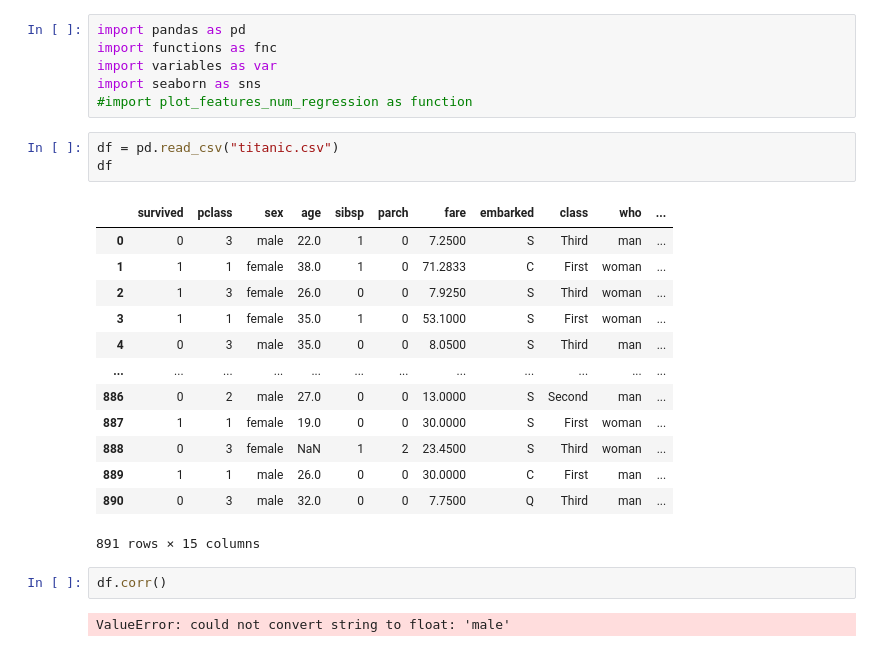
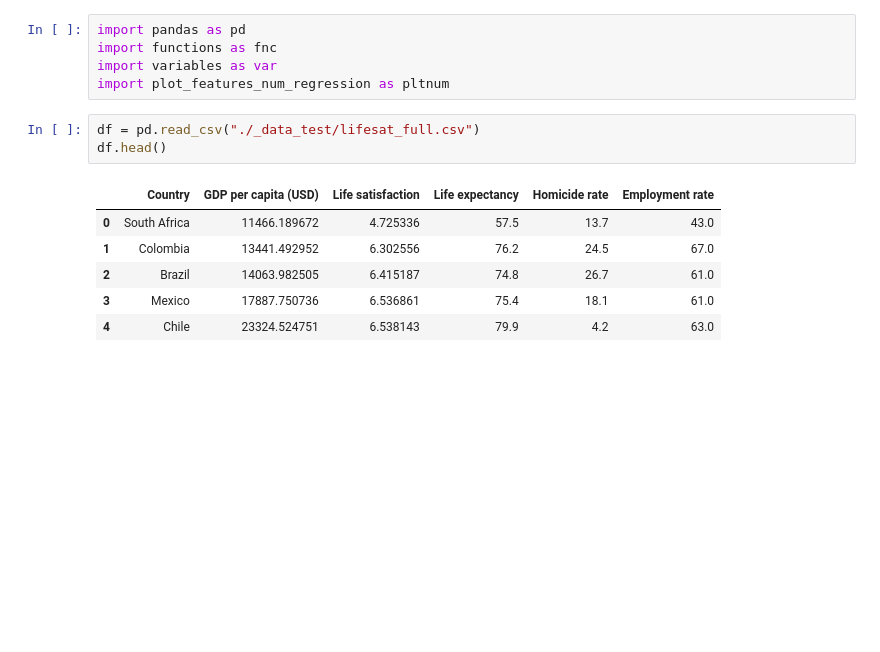
Before and after one commit to mPuchadesdo/Team-Challenge---Team-Lasso, a Jupyter notebook: plot_features_num_regression.ipynb, the cells around one changed output. Saved outputs shown, nothing was run; the diff lists cells and outputs as text; blank space fills up the shorter version.

Commit message:
plot_features_num_regression
Pendiente p-value

```diff
--- a/plot_features_num_regression.ipynb
+++ b/plot_features_num_regression.ipynb
@@ -2,26 +2,14 @@
 import pandas as pd
 import functions as fnc
 import variables as var
-import seaborn as sns
-#import plot_features_num_regression as function
+import plot_features_num_regression as pltnum
 # %%
-df = pd.read_csv("titanic.csv")
-df
+df = pd.read_csv("./_data_test/lifesat_full.csv")
+df.head()
 # %% [output]
-|  | survived | pclass | sex | age | sibsp | parch | fare | embarked | class | who | ... |
-| 0 | 0 | 3 | male | 22.0 | 1 | 0 | 7.2500 | S | Third | man | ... |
-| 1 | 1 | 1 | female | 38.0 | 1 | 0 | 71.2833 | C | First | woman | ... |
-| 2 | 1 | 3 | female | 26.0 | 0 | 0 | 7.9250 | S | Third | woman | ... |
-| 3 | 1 | 1 | female | 35.0 | 1 | 0 | 53.1000 | S | First | woman | ... |
-| 4 | 0 | 3 | male | 35.0 | 0 | 0 | 8.0500 | S | Third | man | ... |
-| ... | ... | ... | ... | ... | ... | ... | ... | ... | ... | ... | ... |
-| 886 | 0 | 2 | male | 27.0 | 0 | 0 | 13.0000 | S | Second | man | ... |
-| 887 | 1 | 1 | female | 19.0 | 0 | 0 | 30.0000 | S | First | woman | ... |
-| 888 | 0 | 3 | female | NaN | 1 | 2 | 23.4500 | S | Third | woman | ... |
-| 889 | 1 | 1 | male | 26.0 | 0 | 0 | 30.0000 | C | First | man | ... |
-| 890 | 0 | 3 | male | 32.0 | 0 | 0 | 7.7500 | Q | Third | man | ... |
+|  | Country | GDP per capita (USD) | Life satisfaction | Life expectancy | Homicide rate | Employment rate |
+| 0 | South Africa | 11466.189672 | 4.725336 | 57.5 | 13.7 | 43.0 |
+| 1 | Colombia | 13441.492952 | 6.302556 | 76.2 | 24.5 | 67.0 |
+| 2 | Brazil | 14063.982505 | 6.415187 | 74.8 | 26.7 | 61.0 |
+| 3 | Mexico | 17887.750736 | 6.536861 | 75.4 | 18.1 | 61.0 |
+| 4 | Chile | 23324.524751 | 6.538143 | 79.9 | 4.2 | 63.0 |
-891 rows × 15 columns
-# %%
-df.corr()
-# %% [output]
-ValueError: could not convert string to float: 'male'
```
Also changed, not shown: parts of 2 cells of this notebook, 2 other files.
